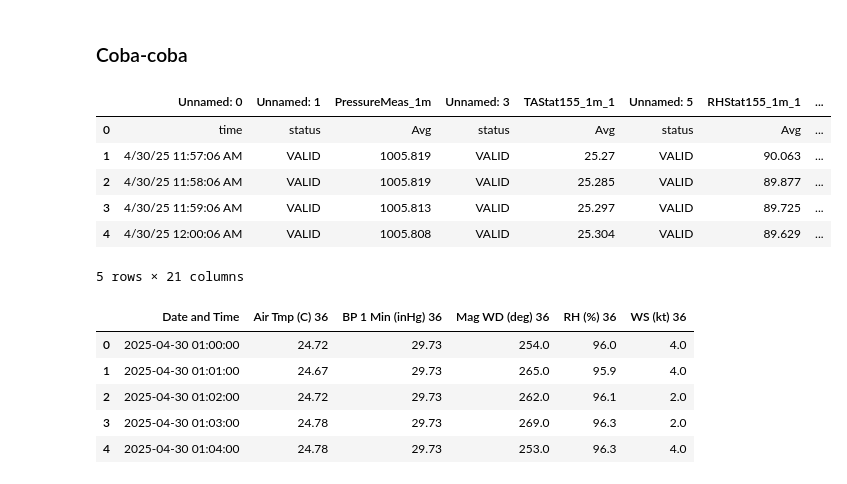
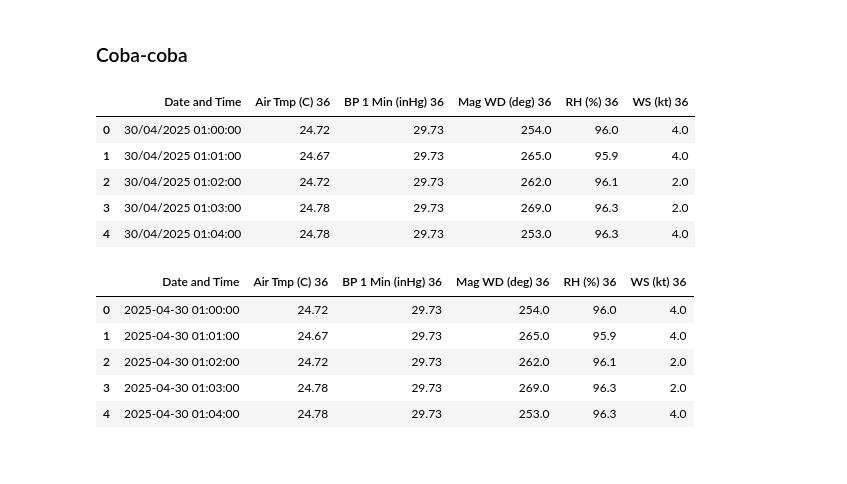
Before and after one commit to HandiSutriyan/CompareDataLapang, a Jupyter notebook: analisis.ipynb, the cells around one changed output. Drawn from its saved outputs; the diff is of its cells as text; code cells hidden in the pictures.

```diff
--- a/analisis.ipynb
+++ b/analisis.ipynb
@@ -659,16 +659,15 @@ for param in plot_list:
 # %% [markdown]
 ### Coba-coba
 # %%
-uut = pd.read_csv('./datasets/AWOS 36/L0250430-moddel.csv')
+uut = pd.read_csv('./datasets/AWOS 36/awos36.csv')
 uut.head()
 # %% [output]
-|  | Unnamed: 0 | Unnamed: 1 | PressureMeas_1m | Unnamed: 3 | TAStat155_1m_1 | Unnamed: 5 | RHStat155_1m_1 | ... |
-| 0 | time | status | Avg | status | Avg | status | Avg | ... |
-| 1 | 4/30/25 11:57:06 AM | VALID | 1005.819 | VALID | 25.27 | VALID | 90.063 | ... |
-| 2 | 4/30/25 11:58:06 AM | VALID | 1005.819 | VALID | 25.285 | VALID | 89.877 | ... |
-| 3 | 4/30/25 11:59:06 AM | VALID | 1005.813 | VALID | 25.297 | VALID | 89.725 | ... |
-| 4 | 4/30/25 12:00:06 AM | VALID | 1005.808 | VALID | 25.304 | VALID | 89.629 | ... |
+|  | Date and Time | Air Tmp (C) 36 | BP 1 Min (inHg) 36 | Mag WD (deg) 36 | RH (%) 36 | WS (kt) 36 |
+| 0 | 30/04/2025 01:00:00 | 24.72 | 29.73 | 254.0 | 96.0 | 4.0 |
+| 1 | 30/04/2025 01:01:00 | 24.67 | 29.73 | 265.0 | 95.9 | 4.0 |
+| 2 | 30/04/2025 01:02:00 | 24.72 | 29.73 | 262.0 | 96.1 | 2.0 |
+| 3 | 30/04/2025 01:03:00 | 24.78 | 29.73 | 269.0 | 96.3 | 2.0 |
+| 4 | 30/04/2025 01:04:00 | 24.78 | 29.73 | 253.0 | 96.3 | 4.0 |
-5 rows × 21 columns
 # %%
 uut['Date and Time'] = pd.to_datetime(uut['Date and Time'], format="%d/%m/%Y %H:%M:%S", errors='coerce')
 uut.head()
```
Also changed, not shown: parts of 6 cells of this notebook, 1 other file.
